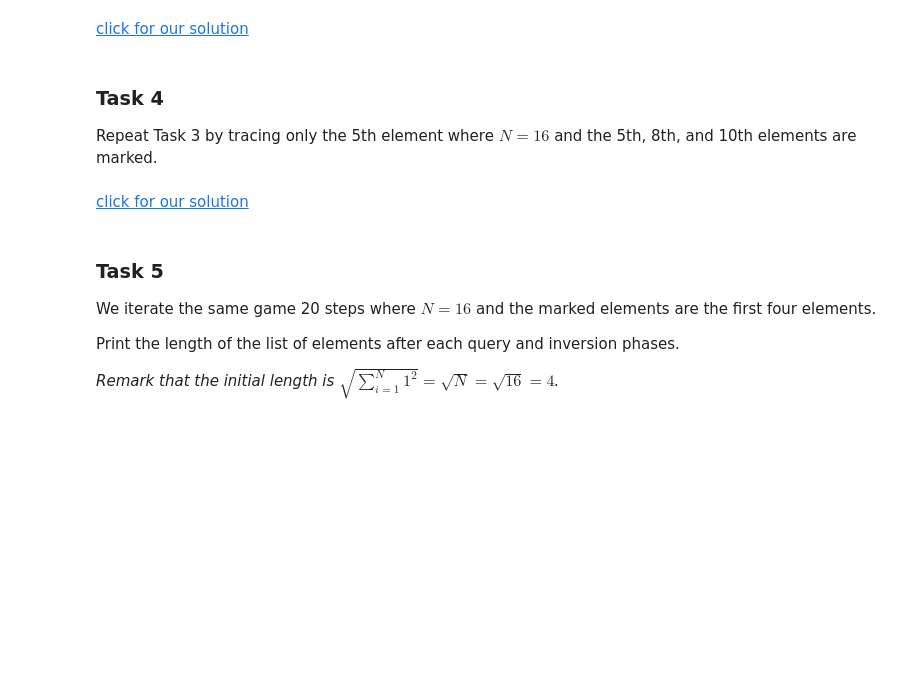
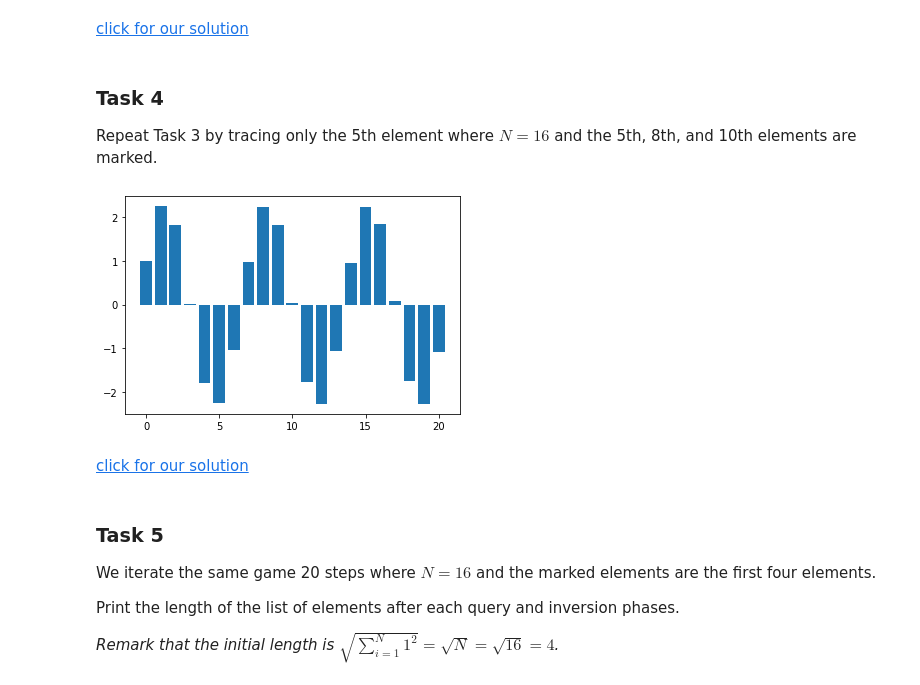
Before and after one commit to aamirshahx/quantum-coursework, a Jupyter notebook: Week1/basics-of-quantum-computing-master/bronze/B80_Inversion_About_the_Mean.ipynb, the cells around one changed output. Cells and saved outputs as stored; diff of their text form; code cells hidden in the pictures; blank space fills up the shorter version.

```diff
--- a/Week1/basics-of-quantum-computing-master/bronze/B80_Inversion_About_the_Mean.ipynb
+++ b/Week1/basics-of-quantum-computing-master/bronze/B80_Inversion_About_the_Mean.ipynb
@@ -251,3 +258,9 @@ Repeat Task 3 by tracing only the 5th element where $ N = 16 $ and the 5th, 8th,
+# %%
+from matplotlib.pyplot import bar
+
+game_of_n(16, [5, 8, 10])
+# %% [output]
+[figure, added]
 # %% [markdown]
 <a href="B80_Inversion_About_the_Mean_Solutions.ipynb#task4">click for our solution</a>
 # %% [markdown]
```
Also changed, not shown: parts of 18 cells of this notebook, 6 other files.
